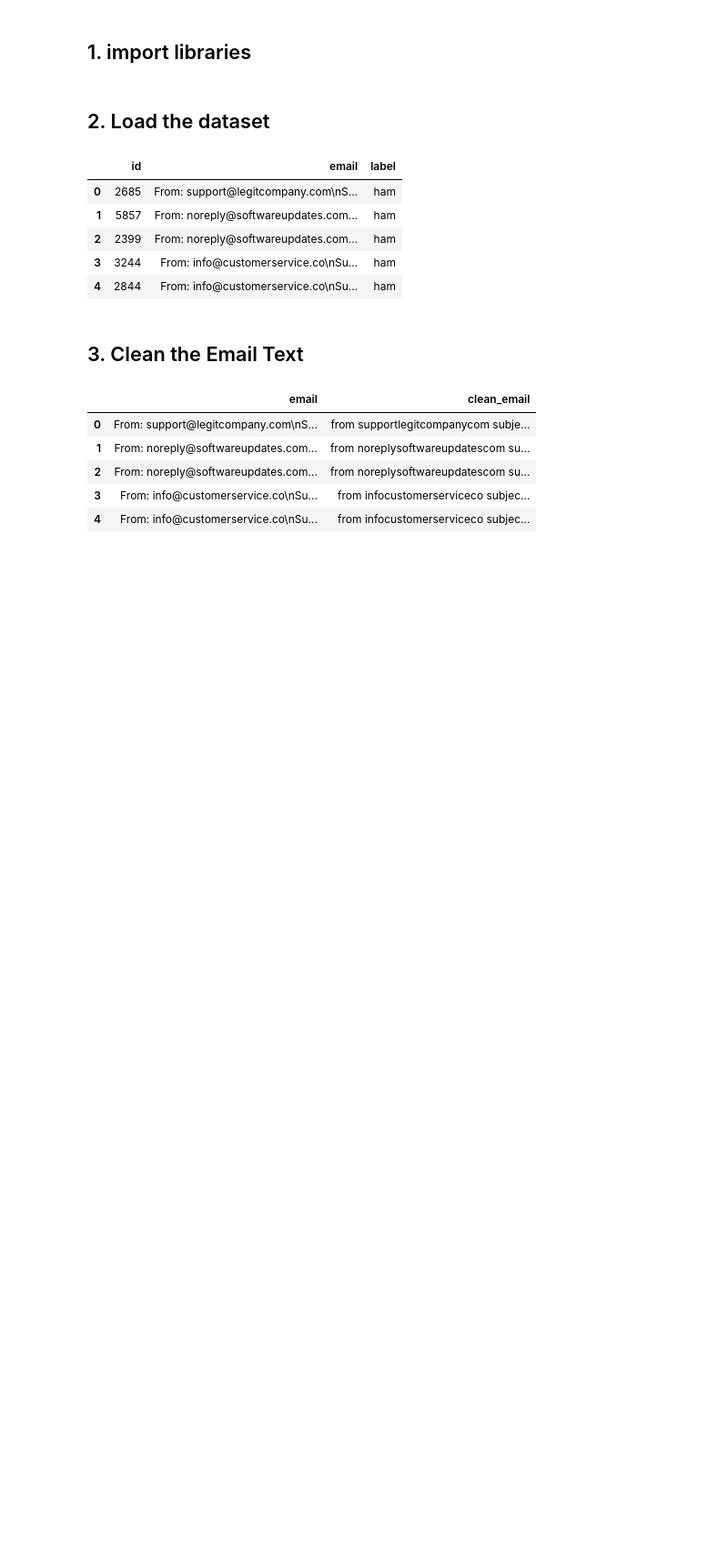
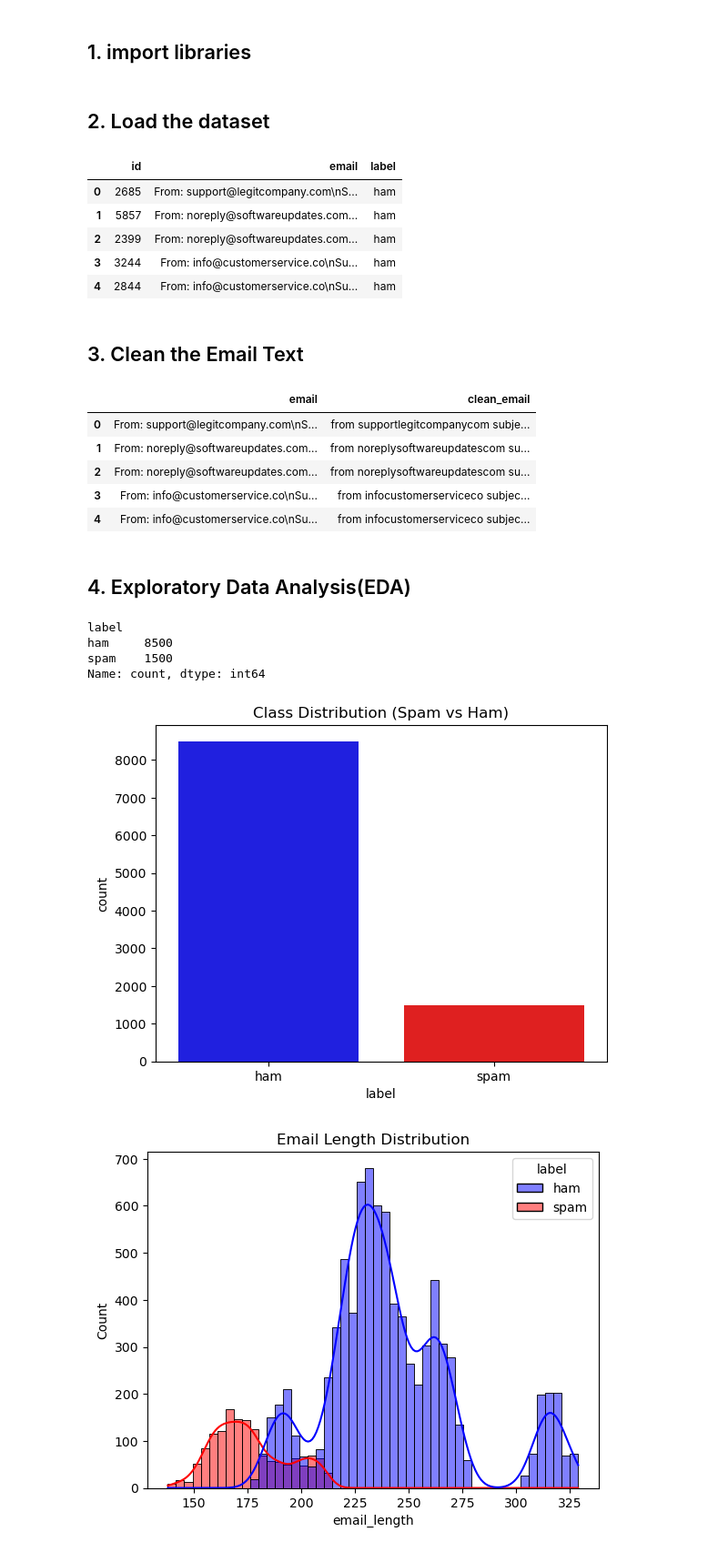
Before and after one commit to Jongyoonleee/email-classification, a Jupyter notebook: Spam mail_classification.ipynb, the cells around one changed output. Shown at 91% size. Drawn from its saved outputs; the diff is of its cells as text; code cells hidden in the pictures; blank space fills up the shorter version.

Commit message:
class distribution and email length visualization

```diff
--- a/Spam mail_classification.ipynb
+++ b/Spam mail_classification.ipynb
@@ -41,3 +41,30 @@ df[['email', 'clean_email']].head()
 | 2 | From: noreply@softwareupdates.com... | from noreplysoftwareupdatescom su... |
 | 3 | From: info@customerservice.co\nSu... | from infocustomerserviceco subjec... |
 | 4 | From: info@customerservice.co\nSu... | from infocustomerserviceco subjec... |
+# %% [markdown]
+##  4. Exploratory Data Analysis(EDA)
+# %%
+import seaborn as sns
+import matplotlib.pyplot as plt
+
+# 1. See class counts
+print(df['label'].value_counts())
+
+# 2. Plot class distribution
+sns.countplot(x='label', hue='label', data=df, palette={'ham': 'blue', 'spam': 'red'}, legend=False)
+plt.title("Class Distribution (Spam vs Ham)")
+plt.show()
+
+
+# 3. email length
+df['email_length'] = df['clean_email'].apply(len)
+sns.histplot(data=df, x='email_length', hue='label', bins=50, kde=True, palette={'ham': 'blue', 'spam': 'red'})
+plt.title("Email Length Distribution")
+plt.show()
+# %% [output]
+label
+ham     8500
+spam    1500
+Name: count, dtype: int64
+[figure, added]
+[figure, added]
```
